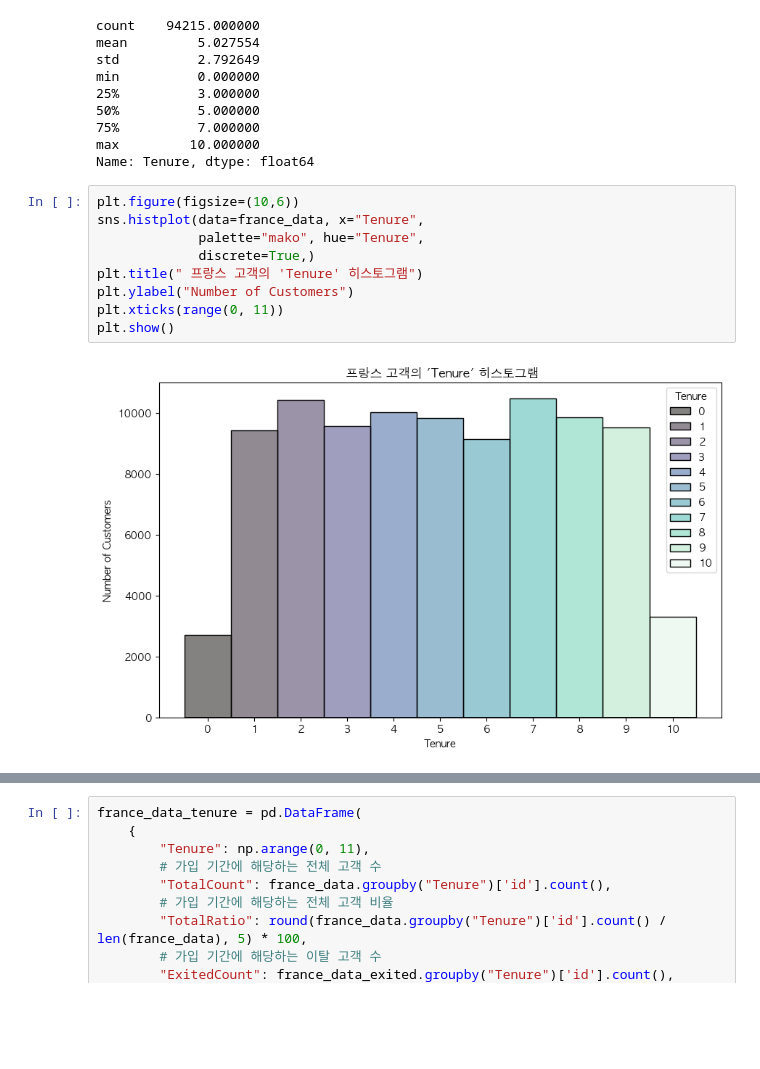
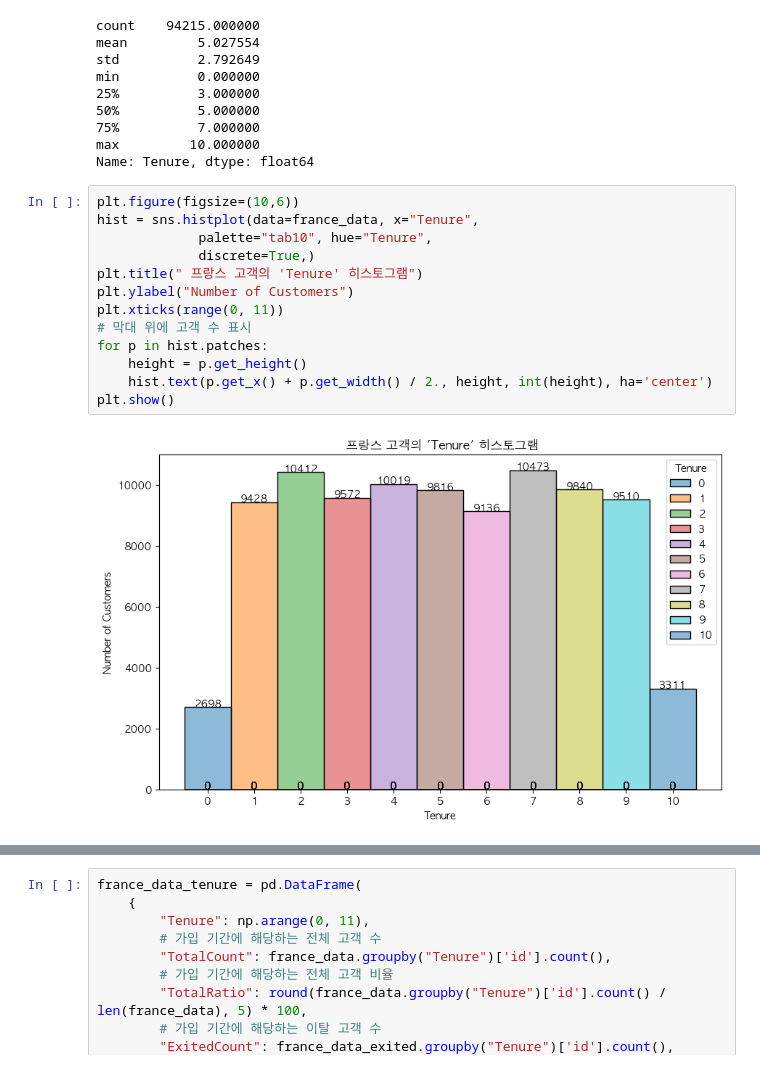
Before and after one commit to Ja-efan/ATOZ-kaggle-session-01, a Jupyter notebook: france.ipynb, the cells around one changed output, grey strips where cells are left out. Cells and saved outputs as stored; diff of their text form; blank space fills up the shorter version.

Commit message:
240915  france update 03

```diff
--- a/france.ipynb
+++ b/france.ipynb
@@ -92,12 +92,16 @@ max         10.000000
 Name: Tenure, dtype: float64
 # %%
 plt.figure(figsize=(10,6))
-sns.histplot(data=france_data, x="Tenure",
-             palette="mako", hue="Tenure",
+hist = sns.histplot(data=france_data, x="Tenure",
+             palette="tab10", hue="Tenure",
              discrete=True,)
 plt.title(" 프랑스 고객의 'Tenure' 히스토그램")
 plt.ylabel("Number of Customers")
 plt.xticks(range(0, 11))
+# 막대 위에 고객 수 표시
+for p in hist.patches:
+    height = p.get_height()
+    hist.text(p.get_x() + p.get_width() / 2., height, int(height), ha='center')
 plt.show()
 # %% [output]
-[figure, old version]
+[figure, new version]
```
Also changed, not shown: parts of 3 cells of this notebook, 1 other file.
